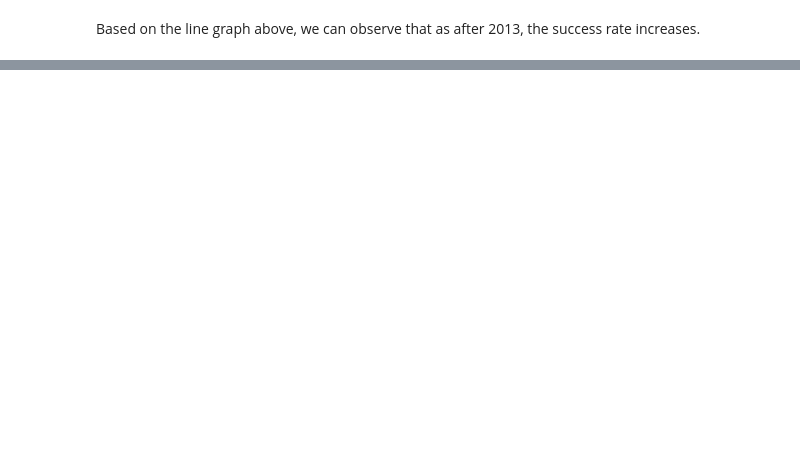
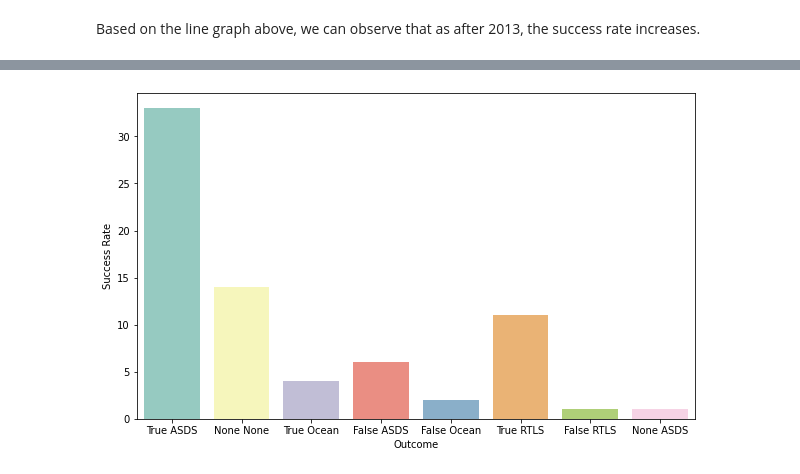
Before and after one commit to chiakl/spacex, a Jupyter notebook: spacex.ipynb, the cells around one changed output, grey strips where cells are left out. Drawn from its saved outputs; the diff is of its cells as text; code cells hidden in the pictures; blank space fills up the shorter version.

```diff
--- a/spacex.ipynb
+++ b/spacex.ipynb
@@ -351,0 +332,9 @@ plt.show()
+# %%
+#Visualize the relationship between the outcome and sucess rate
+
+plt.figure(figsize=(10,6))
+sns.countplot(x = spacex_train['Outcome'], data = spacex_train["Class"], palette="Set3")
+plt.ylabel('Success Rate')
+plt.show()
+# %% [output]
+[figure, added]
```
Also changed, not shown: parts of 8 cells of this notebook.
